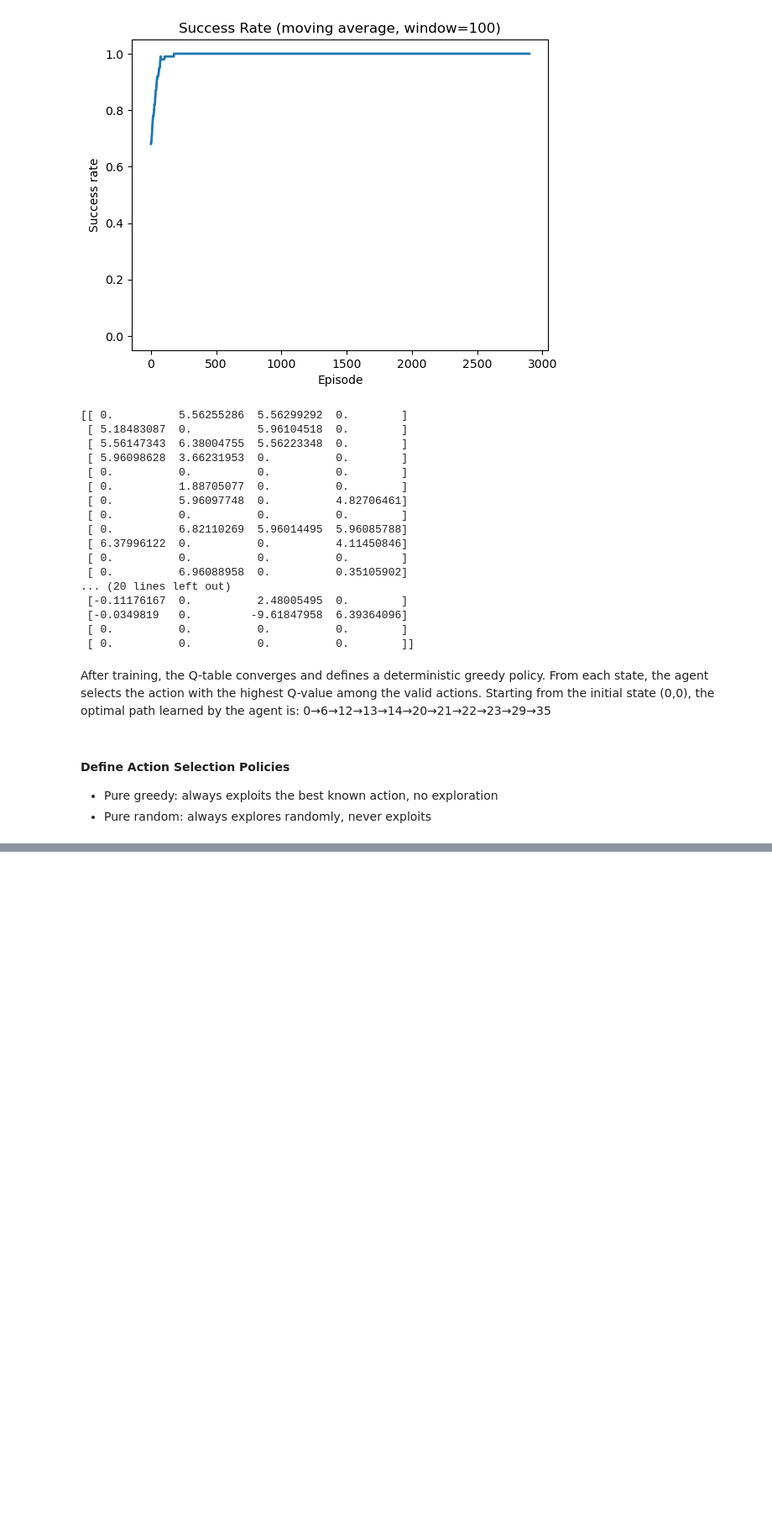
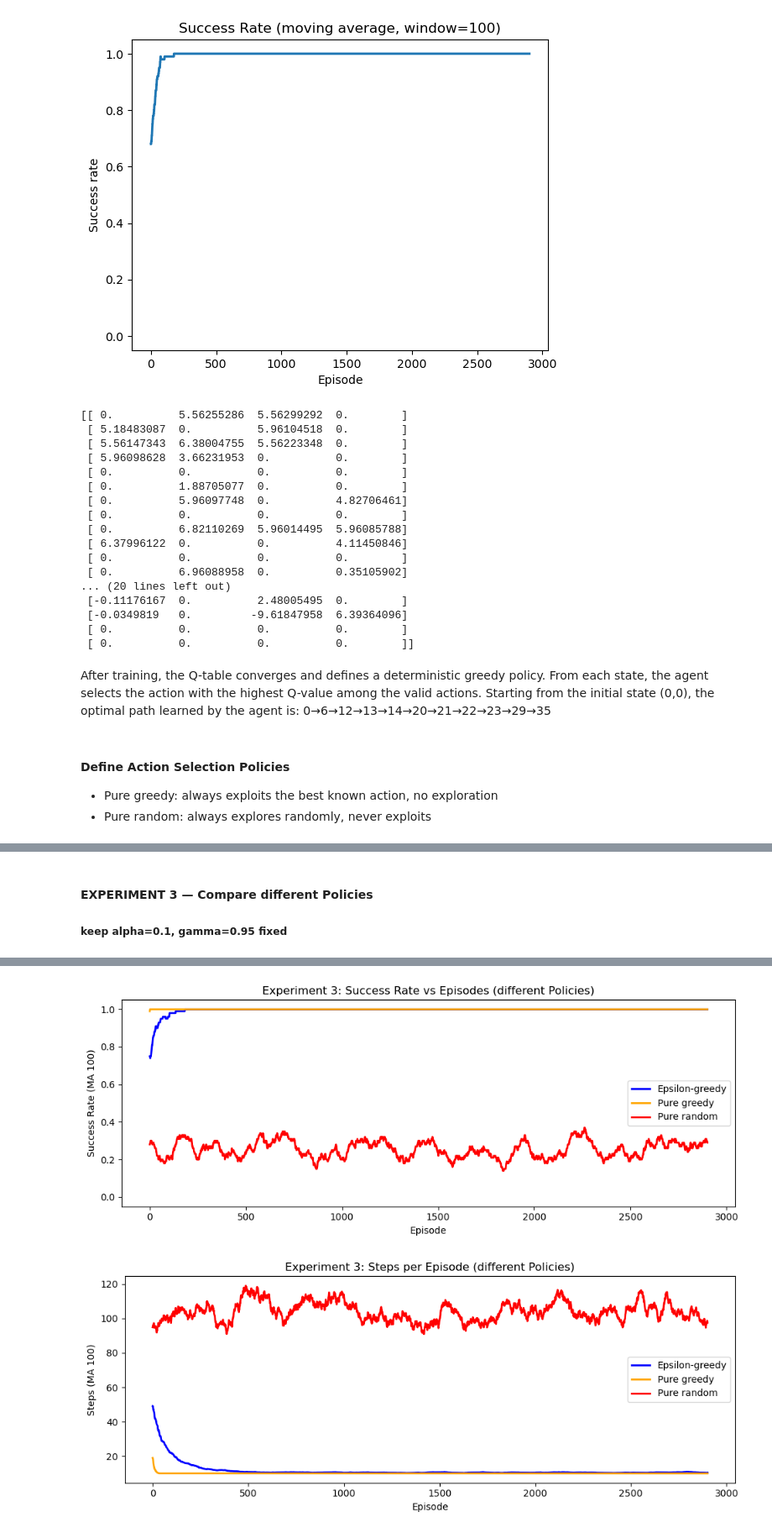
Before and after one commit to BoFu001/Deep-reinforcement-learning, a Jupyter notebook: INM707-FU.ipynb, the cells around one changed output, grey strips where cells are left out. Shown at 84% size. Cells and saved outputs as stored; diff of their text form; code cells hidden in the pictures; blank space fills up the shorter version.

```diff
--- a/INM707-FU.ipynb
+++ b/INM707-FU.ipynb
@@ -554,0 +777,74 @@ def choose_action_random(R, s):
+# %% [markdown]
+#### EXPERIMENT 3 — Compare different Policies
+##### keep alpha=0.1, gamma=0.95 fixed
+# %%
+print("\n" + "=" * 60)
+print("Experiment 3: Comparing different Policies")
+print("=" * 60)
+
+print("  Running epsilon-greedy policy ...")
+r_eg, s_eg, sc_eg = run_experiment(
+    alpha=0.1,
+    gamma=0.95,
+    epsilon_start=1.0,
+    epsilon_decay=0.995,
+    min_epsilon=0.05,
+    episodes=3000,
+    max_steps=200,
+    policy='eps_greedy'
+)
+
+print("  Running pure greedy policy ...")
+r_gr, s_gr, sc_gr = run_experiment(
+    alpha=0.1,
+    gamma=0.95,
+    epsilon_start=0.0,
+    epsilon_decay=1.0,
+    min_epsilon=0.0,
+    episodes=3000,
+    max_steps=200,
+    policy='greedy'
+)
+
+print("  Running pure random policy ...")
+r_rd, s_rd, sc_rd = run_experiment(
+    alpha=0.1,
+    gamma=0.95,
+    epsilon_start=1.0,
+    epsilon_decay=1.0,
+    min_epsilon=1.0,
+    episodes=3000,
+    max_steps=200,
+    policy='random'
+)
+
+print(f"\n  Final success rate (last 100 eps):")
+print(f"    epsilon-greedy : {np.mean(sc_eg[-100:]):.2%}")
+print(f"    pure greedy    : {np.mean(sc_gr[-100:]):.2%}")
+print(f"    pure random    : {np.mean(sc_rd[-100:]):.2%}")
+
+# Plot: Success Rate
+plt.figure(figsize=(10, 4))
+plt.plot(moving_average(sc_eg, 100), label='Epsilon-greedy', color='blue',   linewidth=2)
+plt.plot(moving_average(sc_gr, 100), label='Pure greedy',    color='orange', linewidth=2)
+plt.plot(moving_average(sc_rd, 100), label='Pure random',    color='red',    linewidth=2)
+plt.title('Experiment 3: Success Rate vs Episodes (different Policies)')
+plt.xlabel('Episode')
+plt.ylabel('Success Rate (MA 100)')
+plt.ylim(-0.05, 1.05)
+plt.legend()
+plt.tight_layout()
+plt.show()
+
+# Plot: Steps per Episode
+plt.figure(figsize=(10, 4))
+plt.plot(moving_average(s_eg, 100), label='Epsilon-greedy', color='blue',   linewidth=2)
+plt.plot(moving_average(s_gr, 100), label='Pure greedy',    color='orange', linewidth=2)
+plt.plot(moving_average(s_rd, 100), label='Pure random',    color='red',    linewidth=2)
+plt.title('Experiment 3: Steps per Episode (different Policies)')
+plt.xlabel('Episode')
+plt.ylabel('Steps (MA 100)')
+plt.legend()
+plt.tight_layout()
+plt.show()
+# %% [output]
@@ -554,0 +862,2 @@ def choose_action_random(R, s):
+[figure, added]
+[figure, added]
```
Also changed, not shown: parts of 7 cells of this notebook, 7 other files.
